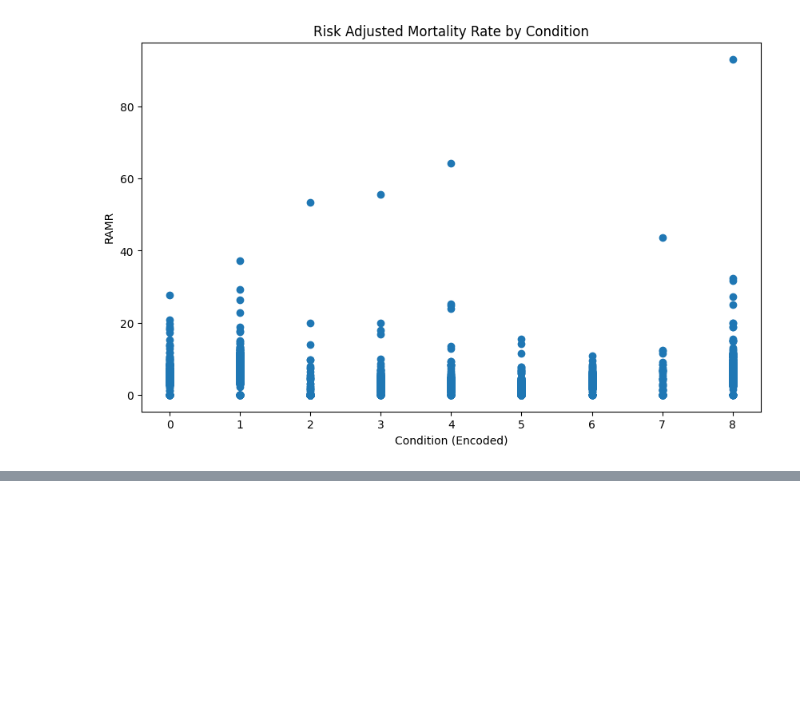
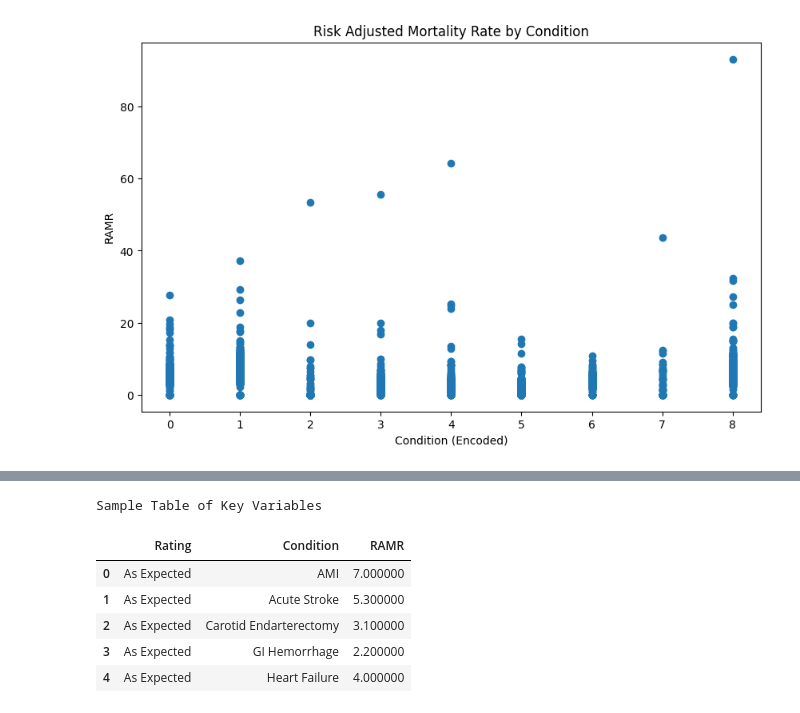
Before and after one commit to hildj/DS3001_TeamM_Project, a Jupyter notebook: EDA_Plots_DS_3001.ipynb, the cells around one changed output, grey strips where cells are left out. Saved outputs shown, nothing was run; the diff lists cells and outputs as text; code cells hidden in the pictures; blank space fills up the shorter version.

```diff
--- a/EDA_Plots_DS_3001.ipynb
+++ b/EDA_Plots_DS_3001.ipynb
@@ -51,0 +137,35 @@ plt.show()
+# %%
+import pandas as pd
+
+# Load your dataset
+df = pd.read_csv('DS3001_TeamM_Project/data/hospital data cleaned.csv')
+
+# Standardize column names if needed
+df = df.rename(columns={
+    'Procedure/Condition': 'Condition',
+    'Risk Adjuested Mortality Rate': 'RAMR',
+    'Hospital Ratings': 'Rating',
+    'Hospital': 'Hospital Name',
+    'Case Volume': 'Cases',
+    'Number of Cases': 'Cases'
+})
+
+# Pick only columns that exist (avoids errors)
+possible_cols = ['Hospital Name', 'Rating', 'Condition', 'Cases', 'RAMR']
+key_cols = [c for c in possible_cols if c in df.columns]
+
+# Create sample table with first 5 rows
+sample_table = df[key_cols].head()
+
+# Display
+sample_table
+
+sample_table.style.set_caption("Sample Table of Key Variables")
+# %% [output]
+Sample Table of Key Variables
+|  | Rating | Condition | RAMR |
+| 0 | As Expected | AMI | 7.000000 |
+| 1 | As Expected | Acute Stroke | 5.300000 |
+| 2 | As Expected | Carotid Endarterectomy | 3.100000 |
+| 3 | As Expected | GI Hemorrhage | 2.200000 |
+| 4 | As Expected | Heart Failure | 4.000000 |
```
Also changed, not shown: parts of 11 cells of this notebook.
